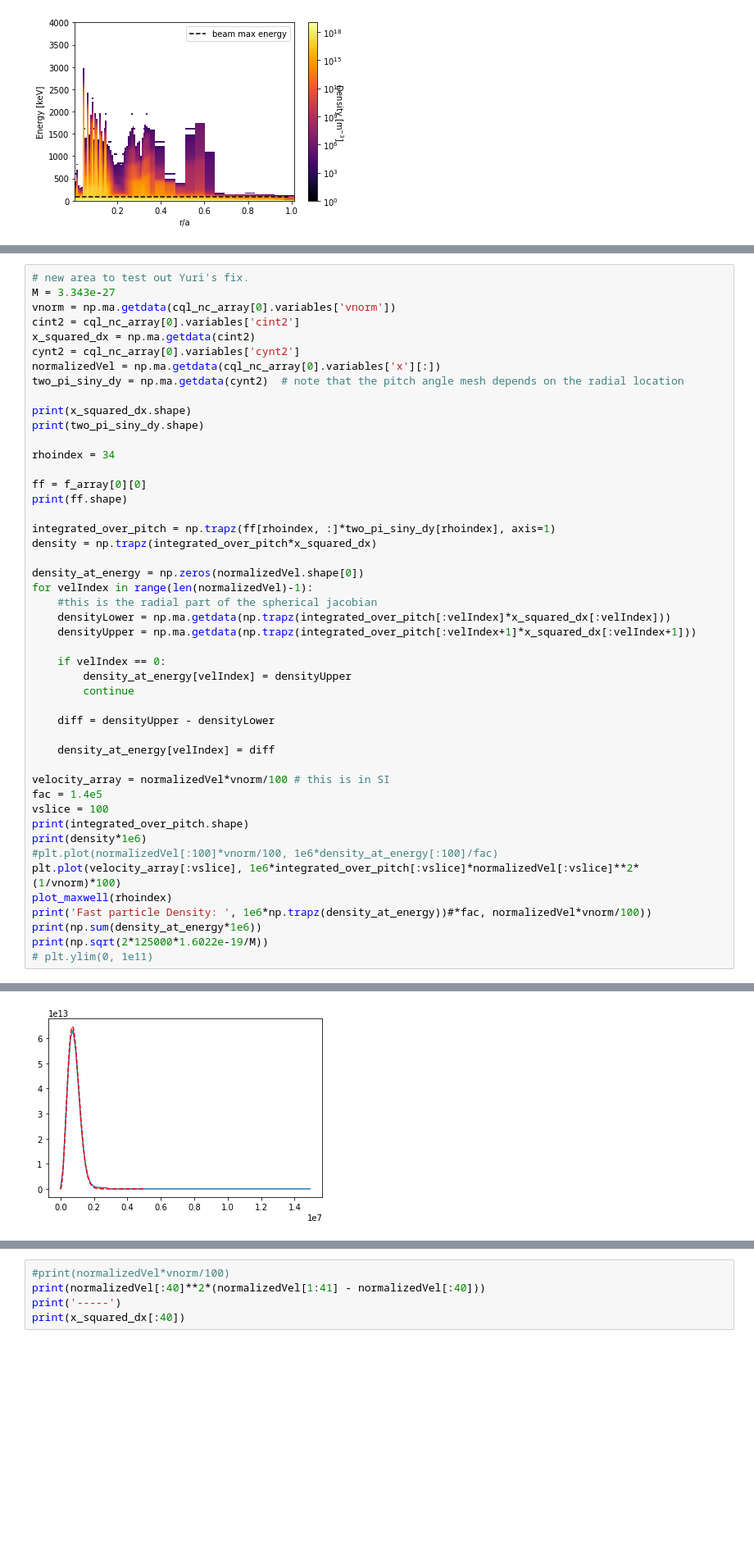
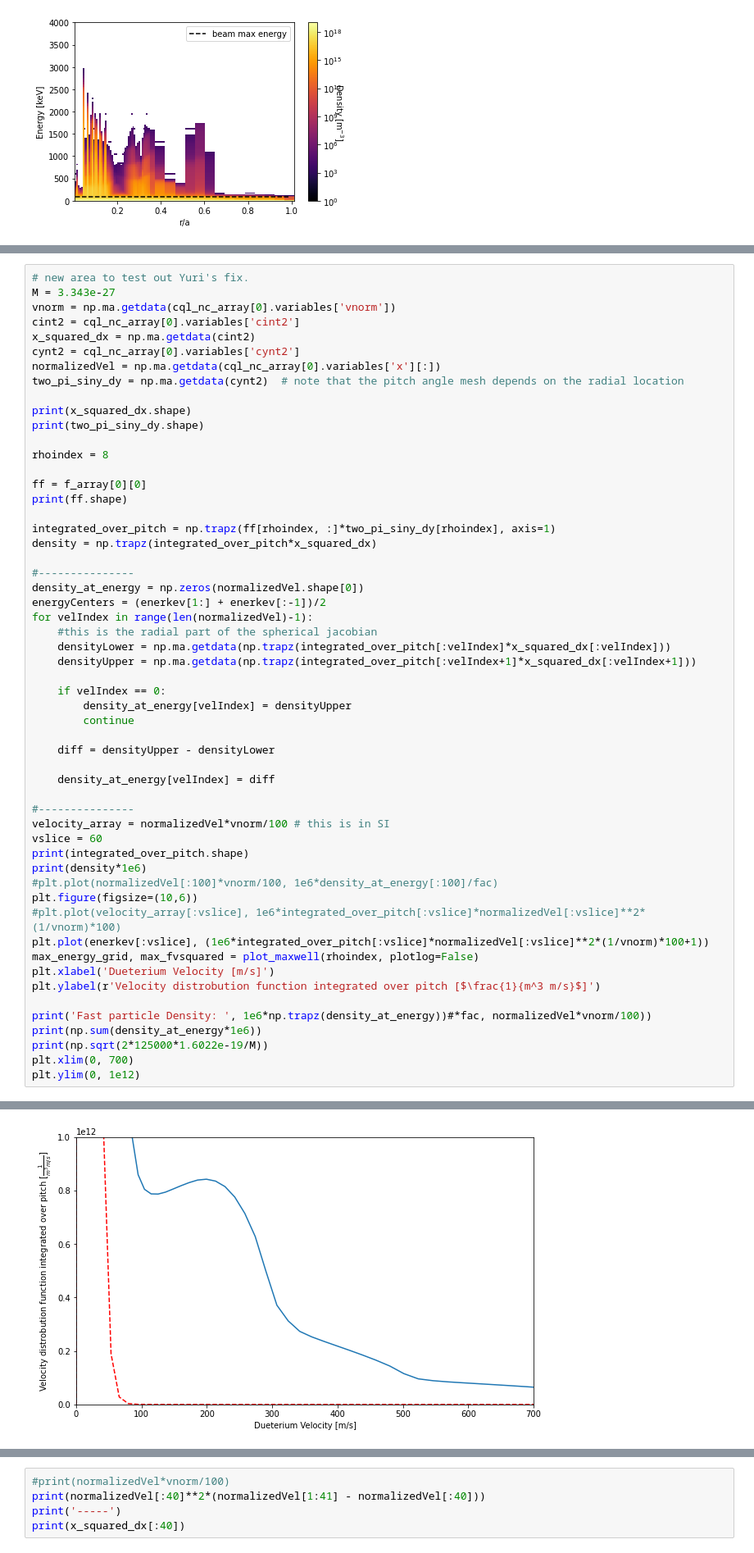
Before and after one commit to vandelij/genray_cql3d_plots, a Jupyter notebook: shots/147634/scan_beam_and_RF/beam_2_5_scan/rf_zoom_pwrscan_notebook.ipynb, the cells around one changed output, grey strips where cells are left out. Shown at 82% size. Saved outputs shown, nothing was run; the diff lists cells and outputs as text; blank space fills up the shorter version.

Commit message:
added integrated density calculations

```diff
--- a/shots/147634/scan_beam_and_RF/beam_2_5_scan/rf_zoom_pwrscan_notebook.ipynb
+++ b/shots/147634/scan_beam_and_RF/beam_2_5_scan/rf_zoom_pwrscan_notebook.ipynb
@@ -339,7 +340,7 @@ two_pi_siny_dy = np.ma.getdata(cynt2)  # note that the pitch angle mesh depends
 print(x_squared_dx.shape)
 print(two_pi_siny_dy.shape)
 
-rhoindex = 34
+rhoindex = 8
 
 ff = f_array[0][0]
 print(ff.shape)
@@ -347,7 +348,9 @@ print(ff.shape)
 integrated_over_pitch = np.trapz(ff[rhoindex, :]*two_pi_siny_dy[rhoindex], axis=1)
 density = np.trapz(integrated_over_pitch*x_squared_dx)
 
+#---------------
 density_at_energy = np.zeros(normalizedVel.shape[0])
+energyCenters = (enerkev[1:] + enerkev[:-1])/2
 for velIndex in range(len(normalizedVel)-1):
     #this is the radial part of the spherical jacobian
     densityLower = np.ma.getdata(np.trapz(integrated_over_pitch[:velIndex]*x_squared_dx[:velIndex]))
@@ -361,18 +364,24 @@ for velIndex in range(len(normalizedVel)-1):
 
     density_at_energy[velIndex] = diff
 
+#---------------
 velocity_array = normalizedVel*vnorm/100 # this is in SI
-fac = 1.4e5
-vslice = 100
+vslice = 60
 print(integrated_over_pitch.shape)
 print(density*1e6)
 #plt.plot(normalizedVel[:100]*vnorm/100, 1e6*density_at_energy[:100]/fac)
-plt.plot(velocity_array[:vslice], 1e6*integrated_over_pitch[:vslice]*normalizedVel[:vslice]**2*(1/vnorm)*100)
-plot_maxwell(rhoindex)
+plt.figure(figsize=(10,6))
+#plt.plot(velocity_array[:vslice], 1e6*integrated_over_pitch[:vslice]*normalizedVel[:vslice]**2*(1/vnorm)*100)
+plt.plot(enerkev[:vslice], (1e6*integrated_over_pitch[:vslice]*normalizedVel[:vslice]**2*(1/vnorm)*100+1))
+max_energy_grid, max_fvsquared = plot_maxwell(rhoindex, plotlog=False)
+plt.xlabel('Dueterium Velocity [m/s]')
+plt.ylabel(r'Velocity distrobution function integrated over pitch [$\frac{1}{m^3 m/s}$]')
+
 print('Fast particle Density: ', 1e6*np.trapz(density_at_energy))#*fac, normalizedVel*vnorm/100))
 print(np.sum(density_at_energy*1e6))
 print(np.sqrt(2*125000*1.6022e-19/M))
-# plt.ylim(0, 1e11)
+plt.xlim(0, 700)
+plt.ylim(0, 1e12)
 # %% [output]
 (500,)
 (65, 240)
@@ -387 +397 @@ Fast particle Density:  5.5396613072616325e+19
-[figure, old version]
+[figure, new version]
```
Also changed, not shown: parts of 6 cells of this notebook.
